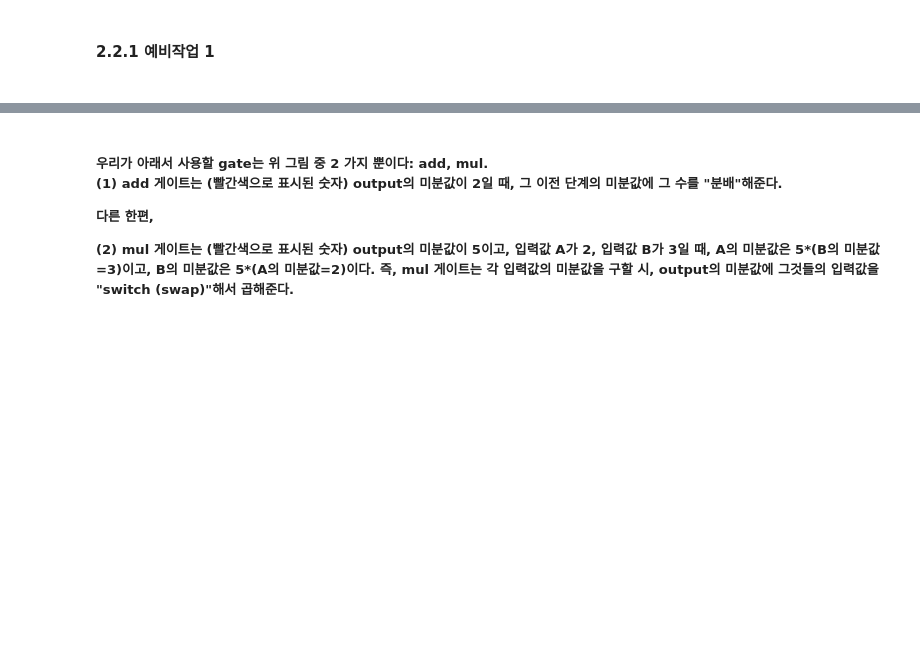
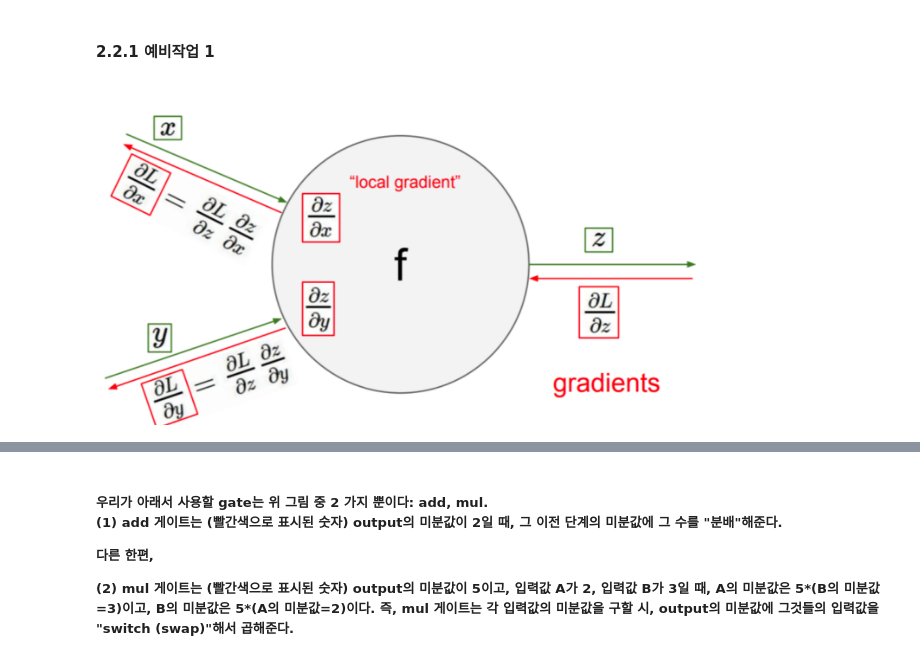
Before and after one commit to Intelligence-Engineering-LAB-KU/Seminar, a Jupyter notebook: summer_2020/A_clarification_of_the_Batch_Normalization.ipynb, the cells around one changed output, grey strips where cells are left out. Drawn from its saved outputs; the diff is of its cells as text; code cells hidden in the pictures; blank space fills up the shorter version.

```diff
--- a/summer_2020/A_clarification_of_the_Batch_Normalization.ipynb
+++ b/summer_2020/A_clarification_of_the_Batch_Normalization.ipynb
@@ -317,4 +326,8 @@ print('\n ===> std가 1에 수렴. 즉, 어파인 레이어는 배치 정규화
   Backward 과정의 수학적 이해는 다소 도전적인 계산을 요구한다. 나는 이것의 분명한 수학적 이해를 [2]에서 얻을 수 있기를 바란다. 나는 이것을 수행하는 데 있어서 [2], [3] 에서 많은 도움을 받았다. [2]에서는 Backward 계산 시 요구되는 명료하고 상세한 수학적 이해를 얻을 수 있고, [3]을 참고한다면 - 기본적인 Backpropagation 이해[8]를 갖고 있는 경우에 - 그래프를 이용하여 보다 더 효율적으로 Backward 과정을 수행할 수 있다. 필자는 처음에 [3]과 같은 방식으로 접근을 하였고, 그러한 탓에 아래 코드를 완성하기까지 [3]으로부터 큰 도움을 받았다. 이것을 본격적으로 수행하기 이전에, 아래 그림을 참고하여 cs231n 4강 Backpropagation 파트에서 정리된 add gate, mul gate를 상기해보자.
 # %% [markdown]
 <h4> 2.2.1 예비작업 1<br><br>
+# %%
+Image("bn20.png",width=600)
+# %% [output]
+[figure, added]
 # %%
```
Also changed, not shown: parts of 24 cells of this notebook.
